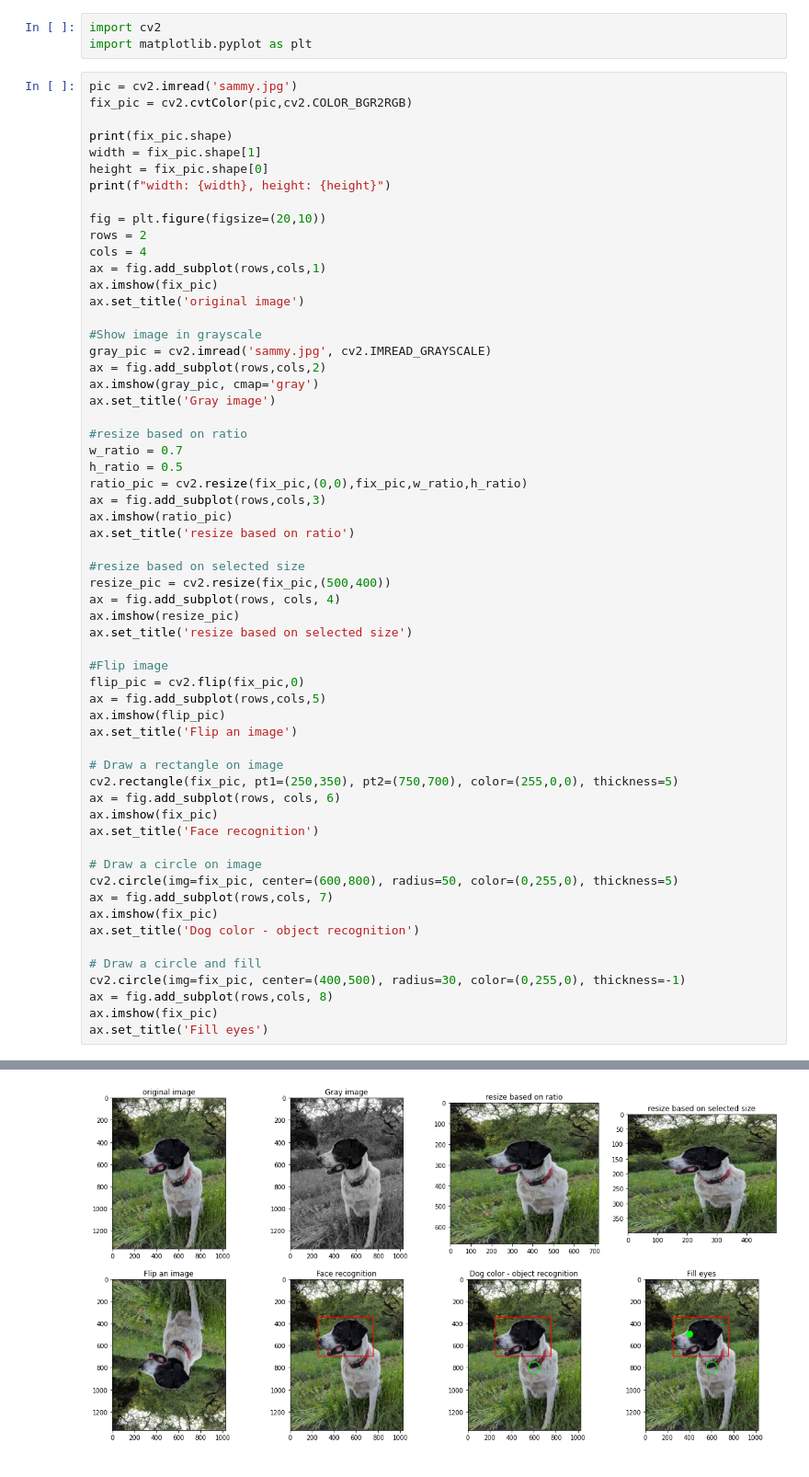
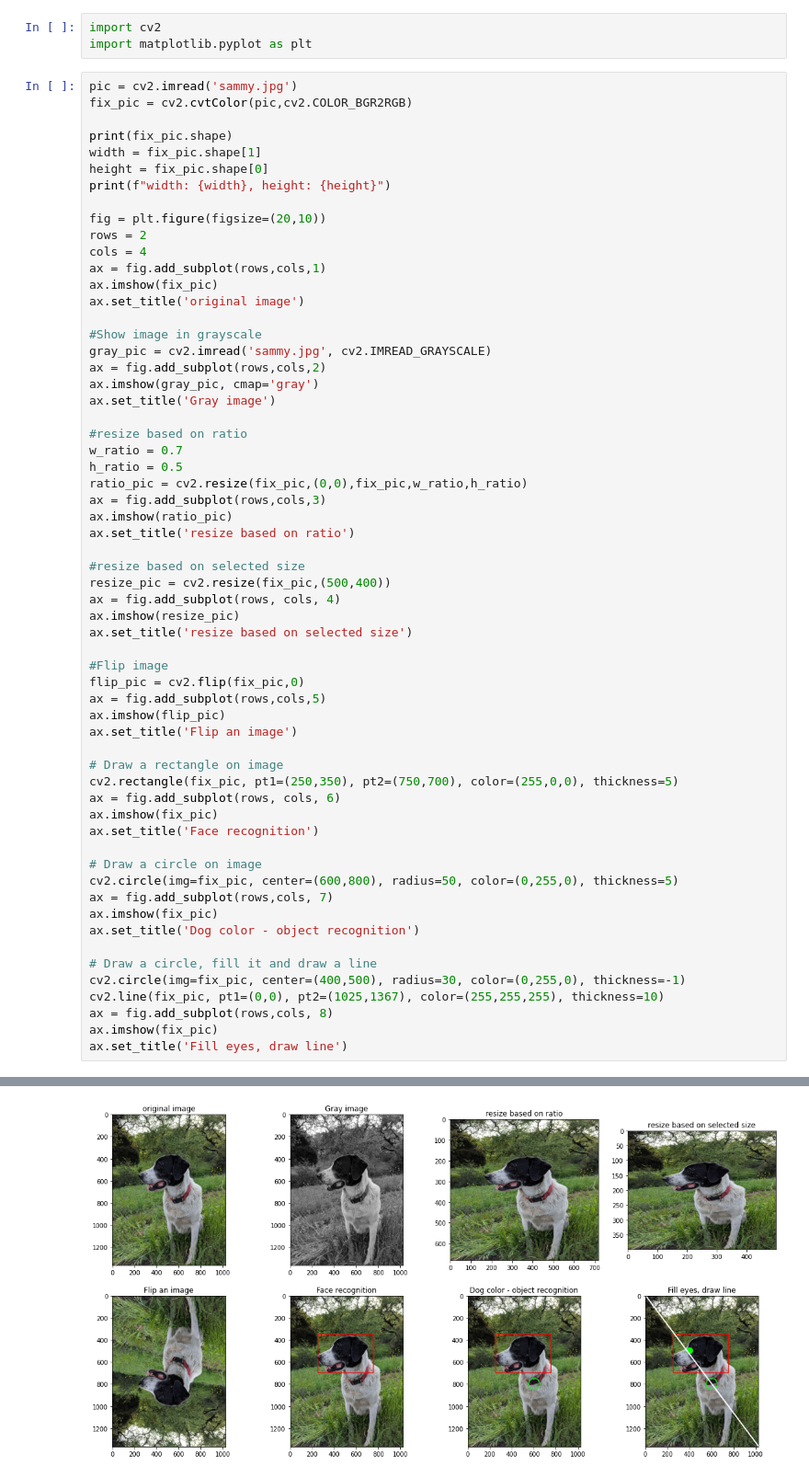
Before and after one commit to faranak5171/Computer-Vision-Projects, a Jupyter notebook: opencv_image.ipynb, the cells around one changed output, grey strips where cells are left out. Shown at 92% size. Saved outputs shown, nothing was run; the diff lists cells and outputs as text.

Commit message:
Draw a line

```diff
--- a/opencv_image.ipynb
+++ b/opencv_image.ipynb
@@ -57,11 +57,12 @@ ax = fig.add_subplot(rows,cols, 7)
 ax.imshow(fix_pic)
 ax.set_title('Dog color - object recognition')
 
-# Draw a circle and fill
+# Draw a circle, fill it and draw a line
 cv2.circle(img=fix_pic, center=(400,500), radius=30, color=(0,255,0), thickness=-1)
+cv2.line(fix_pic, pt1=(0,0), pt2=(1025,1367), color=(255,255,255), thickness=10)
 ax = fig.add_subplot(rows,cols, 8)
 ax.imshow(fix_pic)
-ax.set_title('Fill eyes')
+ax.set_title('Fill eyes, draw line')
 # %% [output]
 (1367, 1025, 3)
 width: 1025, height: 1367
@@ -69 +70 @@ Text(0.5, 1.0, 'Fill eyes')
-[figure, old version]
+[figure, new version]
```
Also changed, not shown: parts of 1 cell of this notebook.
